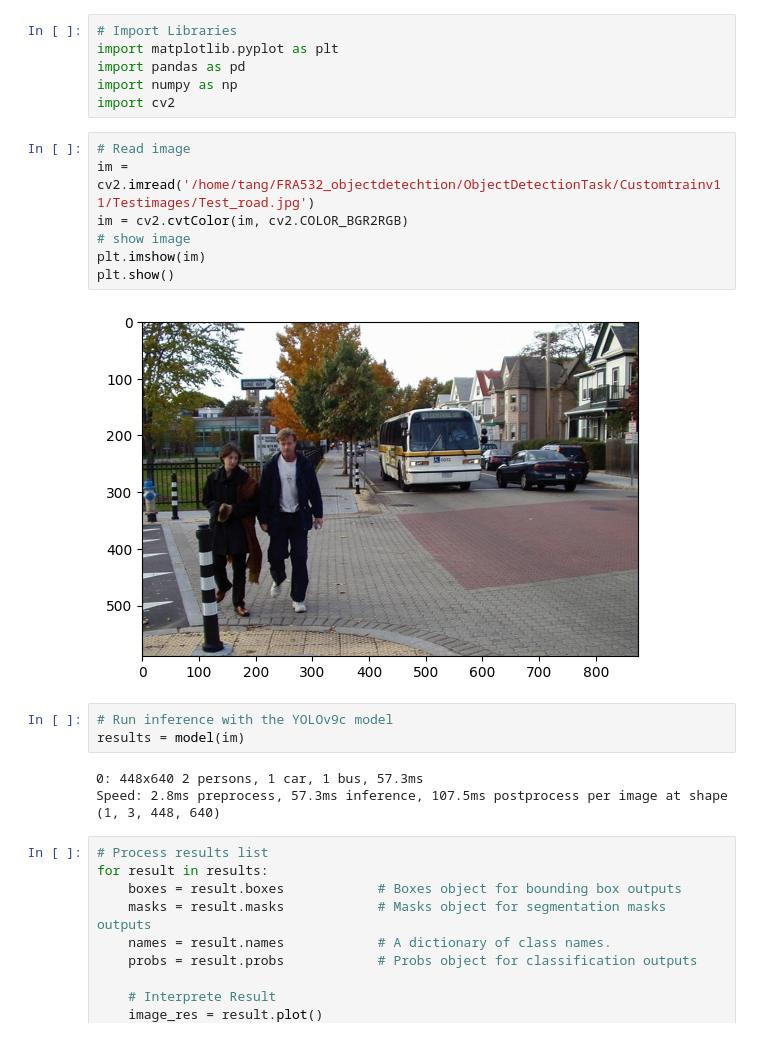
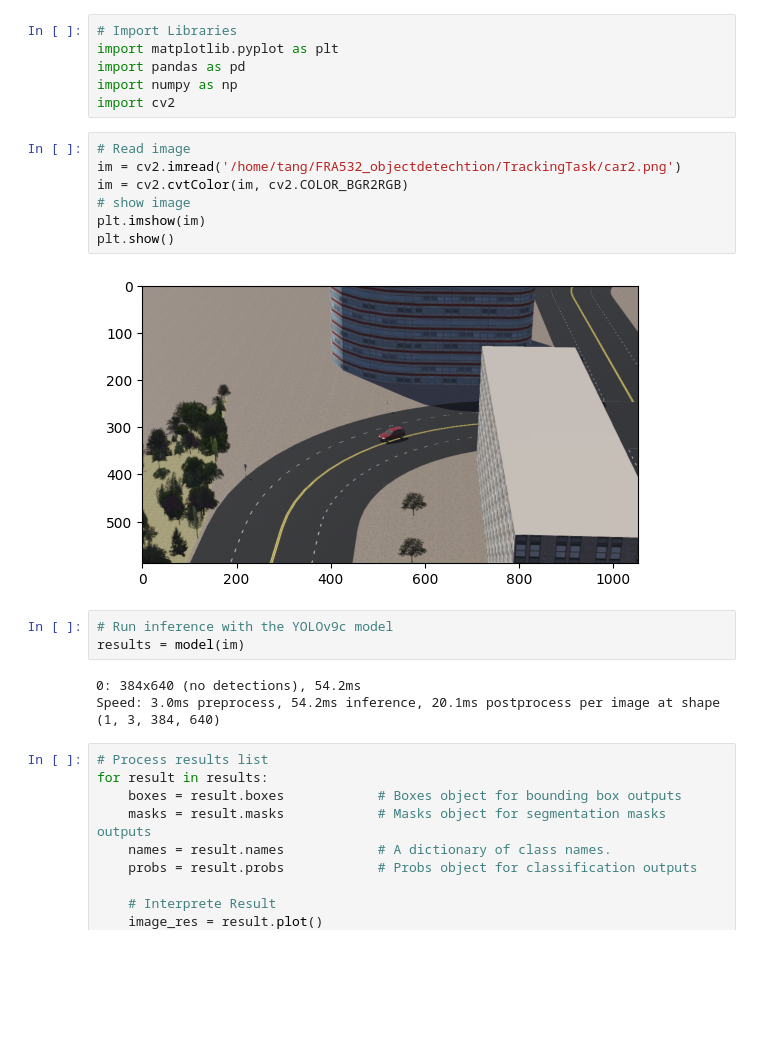
Before and after one commit to tangpongpat/FRA532_HW3_6702, a Jupyter notebook: ObjectDetectionTask/Detectionv11.ipynb, the cells around one changed output. Saved outputs shown, nothing was run; the diff lists cells and outputs as text; blank space fills up the shorter version.

```diff
--- a/ObjectDetectionTask/Detectionv11.ipynb
+++ b/ObjectDetectionTask/Detectionv11.ipynb
@@ -17,19 +17,19 @@ import numpy as np
 import cv2
 # %%
 # Read image
-im = cv2.imread('/home/tang/FRA532_objectdetechtion/ObjectDetectionTask/Customtrainv11/Testimages/Test_road.jpg')
+im = cv2.imread('/home/tang/FRA532_objectdetechtion/TrackingTask/car2.png')
 im = cv2.cvtColor(im, cv2.COLOR_BGR2RGB)
 # show image
 plt.imshow(im)
 plt.show()
 # %% [output]
-[figure, old version]
+[figure, new version]
 # %%
 # Run inference with the YOLOv9c model
 results = model(im)
 # %% [output]
-0: 448x640 2 persons, 1 car, 1 bus, 57.3ms
-Speed: 2.8ms preprocess, 57.3ms inference, 107.5ms postprocess per image at shape (1, 3, 448, 640)
+0: 384x640 (no detections), 54.2ms
+Speed: 3.0ms preprocess, 54.2ms inference, 20.1ms postprocess per image at shape (1, 3, 384, 640)
 # %%
 # Process results list
 for result in results:
```
Also changed, not shown: parts of 2 cells of this notebook, 7 other files.
